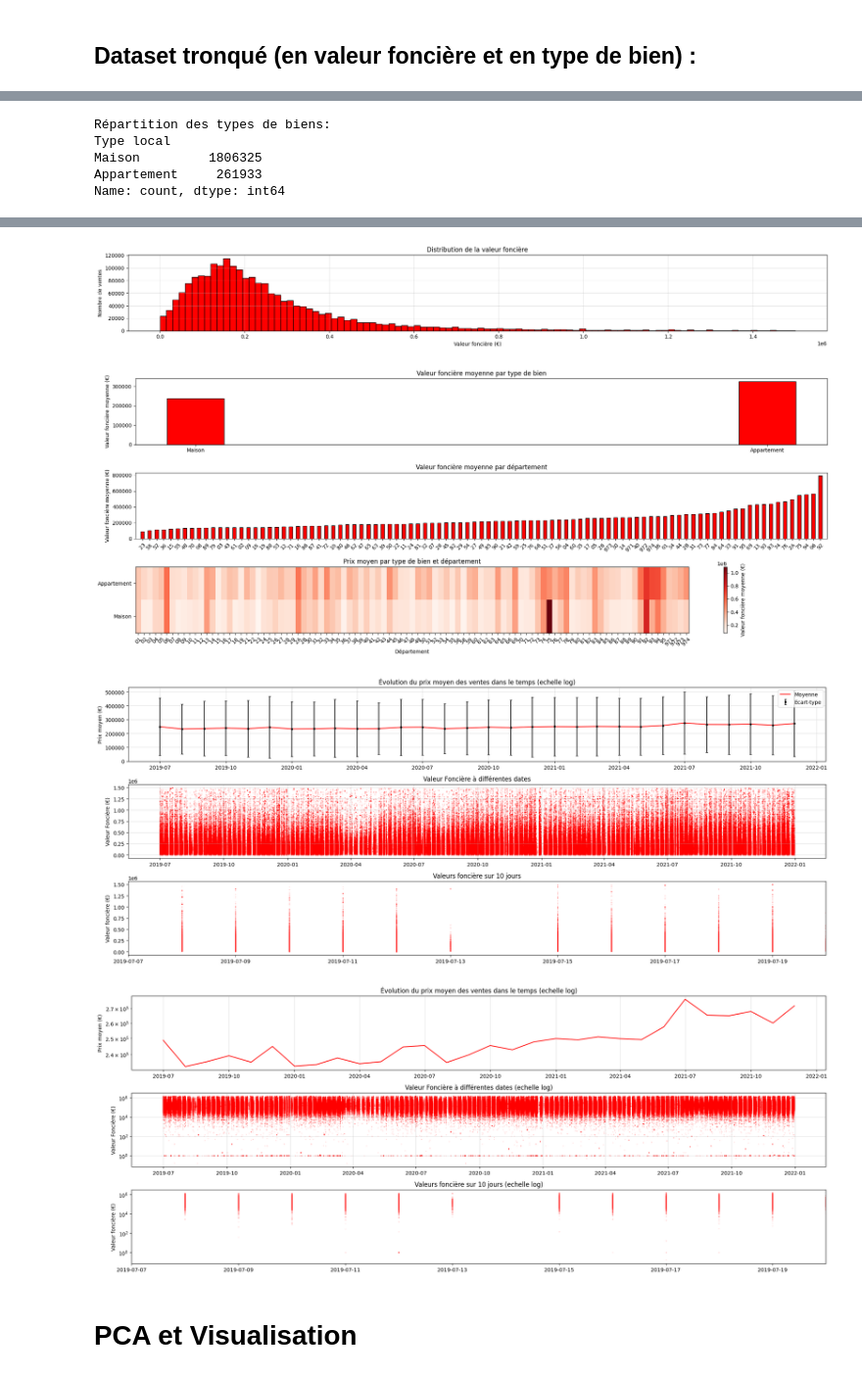
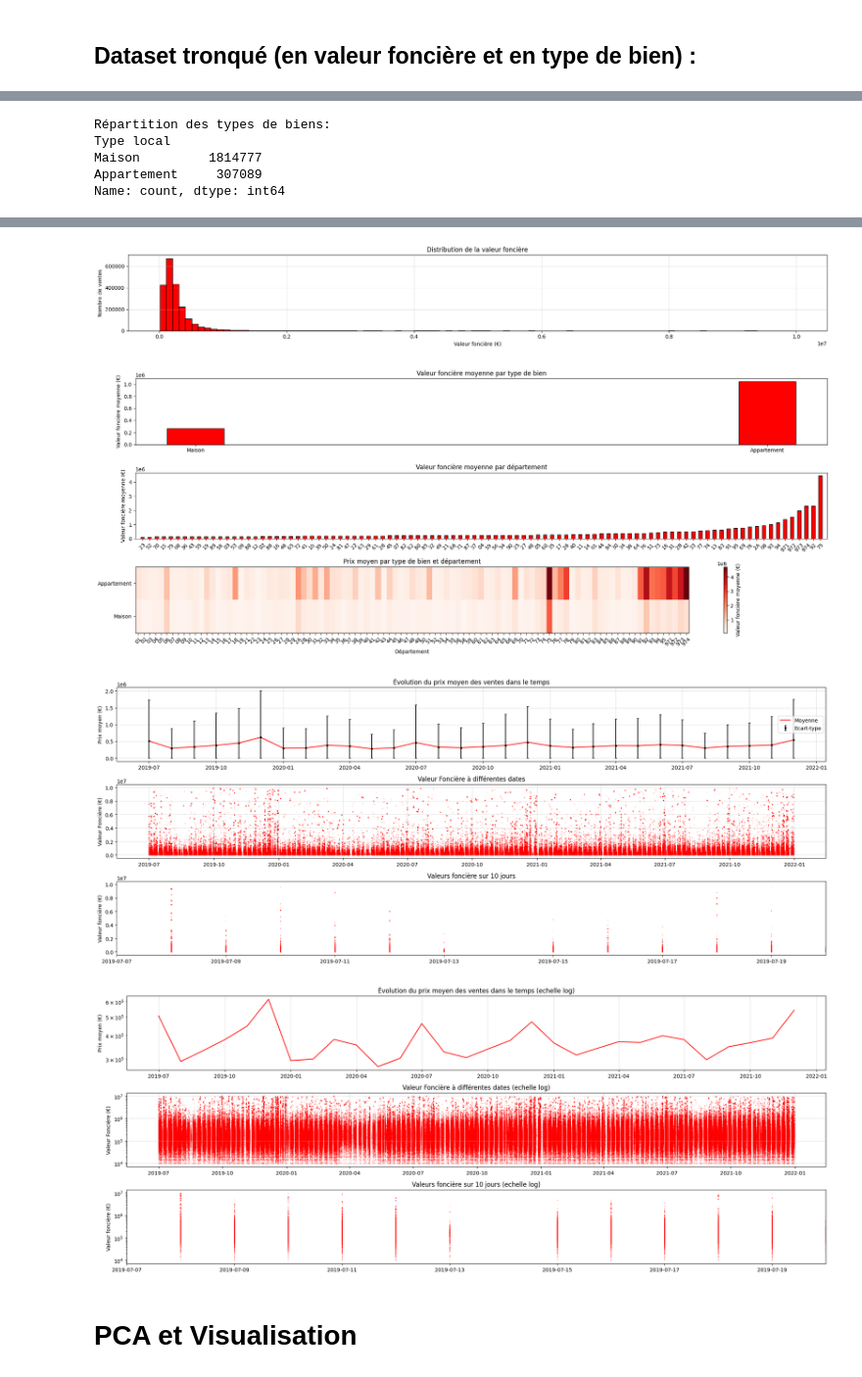
Before and after one commit to Droxxorie/Projet_MML, a Jupyter notebook: Projet.ipynb, the cells around one changed output, grey strips where cells are left out. Shown at 98% size. Drawn from its saved outputs; the diff is of its cells as text; code cells hidden in the pictures.

```diff
--- a/Projet.ipynb
+++ b/Projet.ipynb
@@ -82,7 +84,7 @@ Chargement 2021...
 # %% [markdown]
 ### 1. Parsing
 # %%
-def parse_dataset(data, max_price= None, all_local_type= False):
+def parse_dataset(data, min_price= None, max_price= None, all_local_type= False):
     '''
     Parsing des données, on ne garde que les lignes des ventes et de certains types de local.
     Seule les colonnes suivantes sont gardées : "Valeur fonciere", "Date mutation", "Code departement", "Type local", "Surface terrain", "Surface reelle bati", "Nombre pieces principales".
@@ -102,6 +104,10 @@ def parse_dataset(data, max_price= None, all_local_type= False):
     if (max_price) and (max_price <= 0):
         print("Erreur: \"max_price\" doit être > 0.")
         return -1
+    if (min_price) and (min_price <= 0):
+        print("Erreur: \"max_price\" doit être > 0.")
+    if (max_price) and (min_price) and (min_price >= max_price):
+        print("Erreur: \"min_price\" doit être < à \"max_price\"")
     if (all_local_type is not False) and (all_local_type is not True):
         print("Erreur: \"all_local_type\" doit être un booleen.")
         return -1
@@ -116,6 +122,8 @@ def parse_dataset(data, max_price= None, all_local_type= False):
 
     if max_price:
         data = data[(data["Valeur fonciere"] < max_price)]
+    if min_price:
+        data = data[(data["Valeur fonciere"] >= min_price)]
 
     data["Date mutation"] = pd.to_datetime(data["Date mutation"], format="%d/%m/%Y", errors="coerce")
     data["Année"] = data["Date mutation"].dt.year
@@ -242,10 +250,11 @@ def hist_divers(X, y, scale= None):
     plt.plot(means["Date"], means["mean"], color= "r", label= "Moyenne")
     if (scale == "log"):
         plt.yscale("log")
+        plt.title("Évolution du prix moyen des ventes dans le temps (echelle log)")
     else:
         plt.errorbar(means["Date"], means["mean"], yerr, ls= "", marker= ".", capsize= 2, color= "black", label= "Ecart-type")
         plt.legend()
-    plt.title("Évolution du prix moyen des ventes dans le temps (echelle log)")
+        plt.title("Évolution du prix moyen des ventes dans le temps")
     plt.ylabel("Prix moyen (€)")
     plt.grid(True, alpha= .4)
 
@@ -339,6 +348,6 @@ Présences de valeurs absurdes (réeles cependant), lorsque l'on tronque les val
 # %% [markdown]
 ## Dataset tronqué (en valeur foncière et en type de bien) :
 # %%
-X_trunc, y_trunc = parse_dataset(data, max_price= 1_500_000)
+X_trunc, y_trunc = parse_dataset(data, min_price= 10**4, max_price= 10**7) #? max_price= 10^7 ?
 visualize_dataset(X_trunc, y_trunc)
 # %% [output]
@@ -365,13 +374,13 @@ Résumé statistique des variables numériques:
 Répartition des types de biens:
 Type local
-Maison         1806325
-Appartement     261933
+Maison         1814777
+Appartement     307089
 Name: count, dtype: int64
 [figure]
-[figure, old version]
+[figure, new version]
-[figure, old version]
+[figure, new version]
-[figure, old version]
+[figure, new version]
-[figure, old version]
+[figure, new version]
 # %% [markdown]
 # PCA et Visualisation
 # %% [markdown]
```
Also changed, not shown: parts of 16 cells of this notebook.
